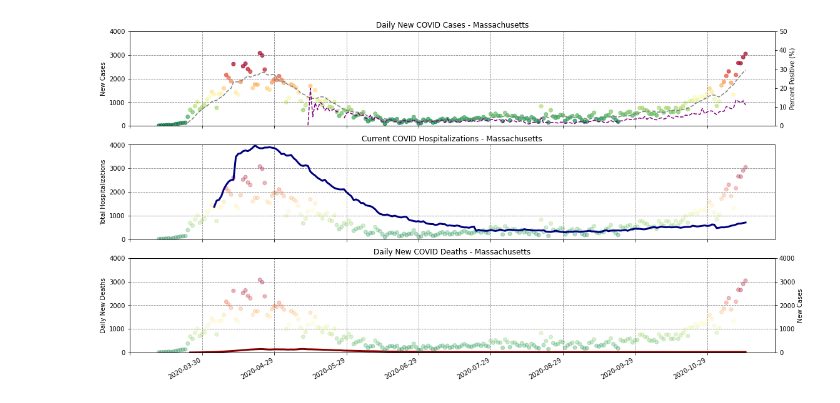
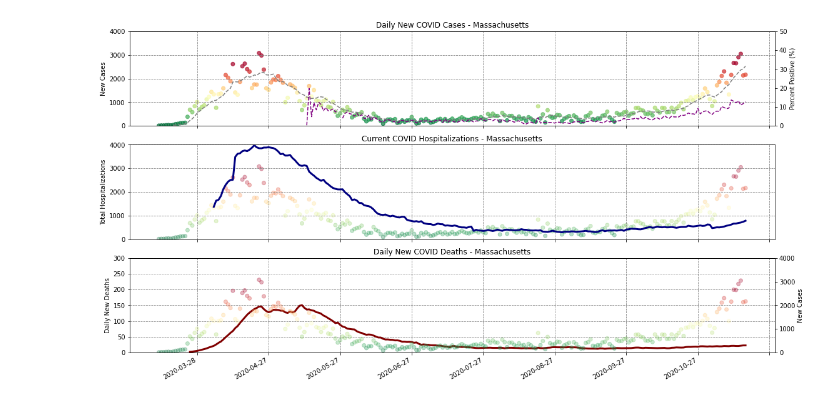
Before and after one commit to JoeZamp98/coronavirus-dashboards, a Jupyter notebook: Coronavirus - Dashboards.ipynb, the cells around one changed output. Saved outputs shown, nothing was run; the diff lists cells and outputs as text; code cells hidden in the pictures.

```diff
--- a/Coronavirus - Dashboards.ipynb
+++ b/Coronavirus - Dashboards.ipynb
@@ -134,36 +190,36 @@ ax1.plot(dateMA, longMovingAvgMA, linestyle='--', c='grey', label='7-Day Moving
 ax4.plot(dateMA, pctIndividualsPositiveMA, linestyle="--", c='purple')
 ax1.set_ylim(0,4000)
 ax2.set_ylim(0,4000)
-ax3.set_ylim(0,4000)
+ax3.set_ylim(0,300)
 ax4.set_ylim(0,50)
 ax5.set_ylim(0,4000)
 
 
 ax2.plot(dateMA, currentHospitalizationsMA, linewidth=3, color='navy', label="Currently Hospitalized Patients with COVID-19")
 ax2.scatter(dateMA, newCasesMA, c=newCasesMA, cmap=cmap, norm=norm, alpha=0.3)
 
 ax3.plot(dateMA, dailyDeathMovingAvgMA, linewidth=3, color='maroon', label="Daily COVID-19 Deaths")
 ax5.scatter(dateMA, newCasesMA, c=newCasesMA, cmap=cmap, norm=norm, alpha=0.3)
 
 ax1.grid(True, linestyle='--', color='grey')
 ax2.grid(True, linestyle='--', color='grey')
 ax3.grid(True, linestyle='--', color='grey')
 
 ax1.set_title("Daily New COVID Cases - Massachusetts")
 ax2.set_title("Current COVID Hospitalizations - Massachusetts")
 ax3.set_title("Daily New COVID Deaths - Massachusetts")
 
 ax1.set_ylabel("New Cases")
 ax4.set_ylabel("Percent Positive (%)")
 ax2.set_ylabel("Total Hospitalizations")
 ax3.set_ylabel("Daily New Deaths")
 ax5.set_ylabel("New Cases")
 
 plt.gca().xaxis.set_major_locator(mpl_dates.DayLocator(interval=30))
 fig.autofmt_xdate()
 
 fig.set_size_inches(18.5, 10.5)
 # %% [output]
-[figure, old version]
+[figure, new version]
 # %%
 #GENERATE THE DASHBOARD - CONNECTICUT
```
Also changed, not shown: parts of 1 cell of this notebook.
